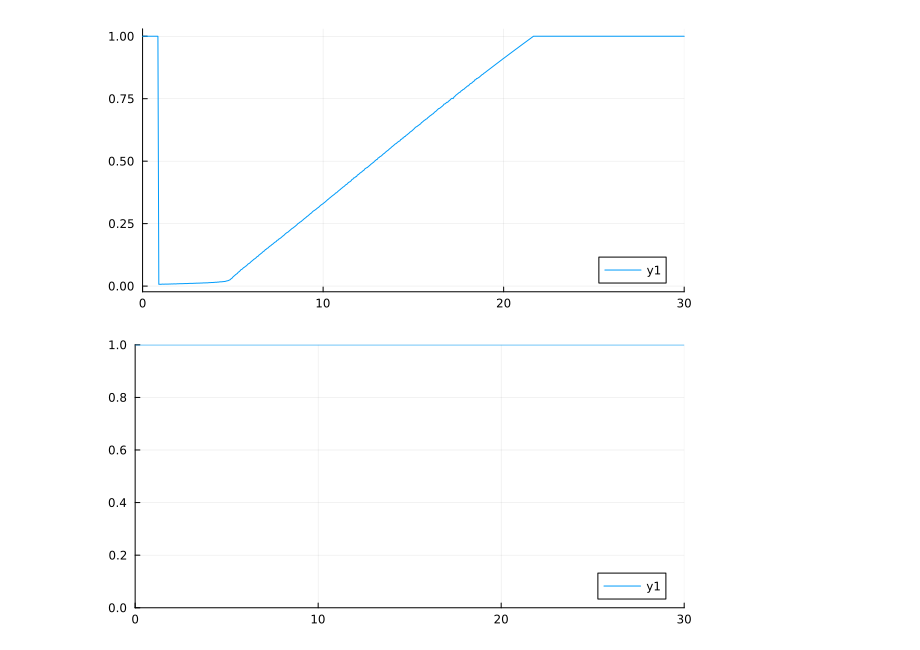
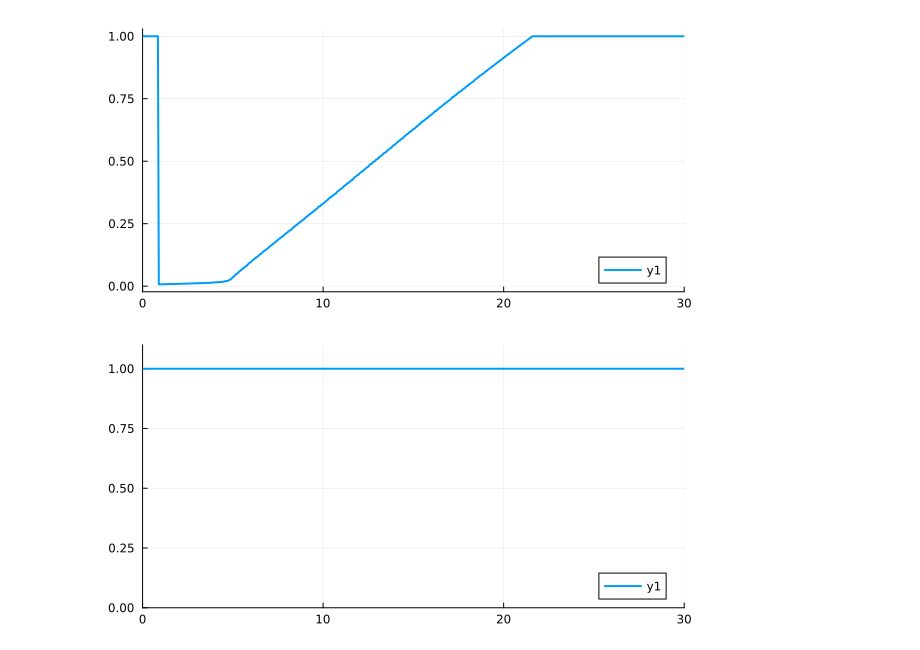
Before and after one commit to MAzarbad/MRCS, a Jupyter notebook: examples/ex1_prop_prop.ipynb, the cells around one changed output. Drawn from its saved outputs; the diff is of its cells as text; code cells hidden in the pictures.

```diff
--- a/examples/ex1_prop_prop.ipynb
+++ b/examples/ex1_prop_prop.ipynb
@@ -79,0 +58,2 @@ res = bisection_hjbsolver(
+# %%
+res = run_example();
@@ -80,10 +78,10 @@ res = bisection_hjbsolver(
 # %%
 # reinsurance strategy line 1
-plot(res[end][1], res[end][4][:, 1], size=(600, 300), xlims=(0, 30))
+plot(res[end][1], res[end][4][:, 1], size=(600, 300), xlims=(0, 30), linewidth=2)
 # %% [output]
-[figure, old version]
+[figure, new version]
 # %%
-# line 2
-plot(res[end][1], res[end][4][:, 2], size=(600, 300), xlims=(0, 30), ylims=(0, 1))
+# reinsurance strategy line 2
+plot(res[end][1], res[end][4][:, 2], size=(600, 300), xlims=(0, 30), ylims=(0, 1.1), linewidth=2)
 # %% [output]
-[figure, old version]
+[figure, new version]
```
Also changed, not shown: parts of 7 cells of this notebook, 4 other files.
